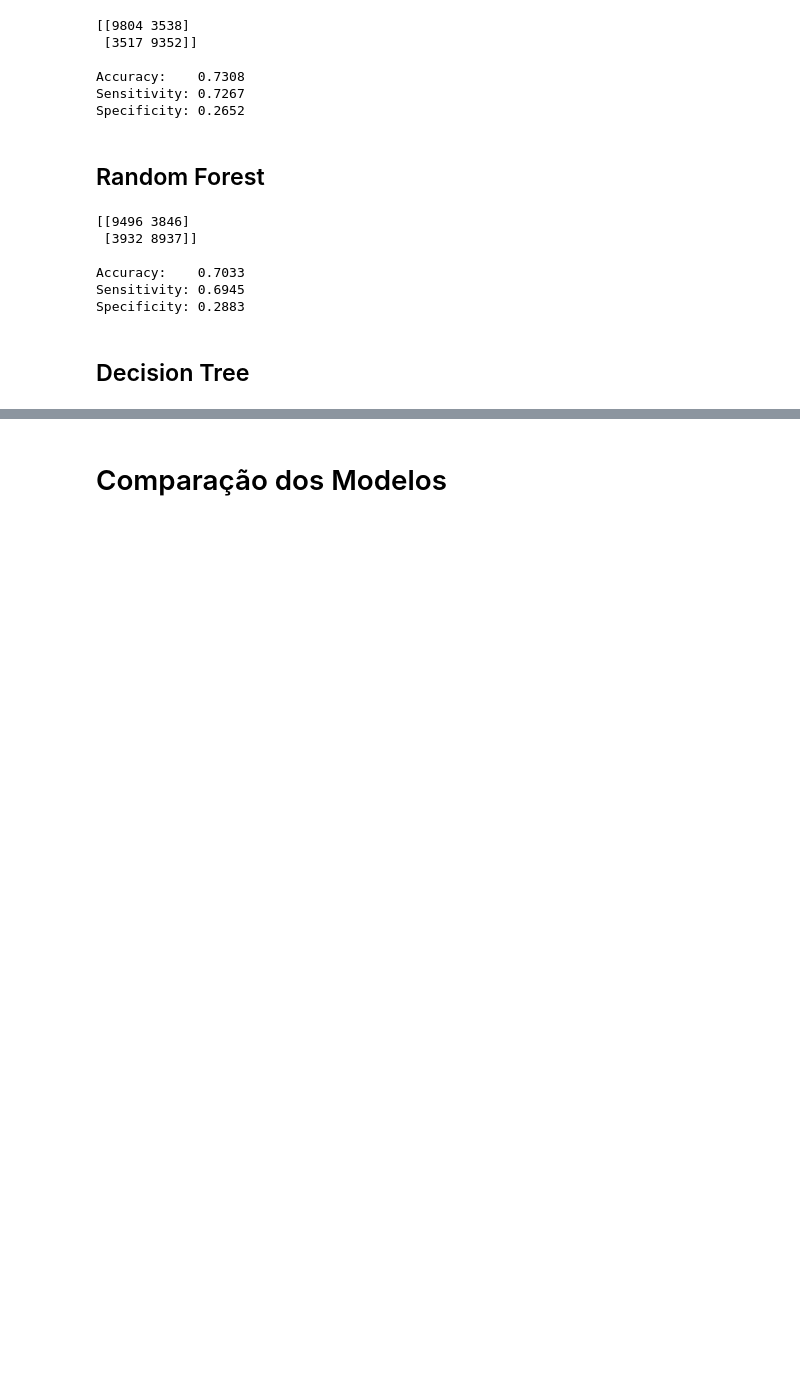
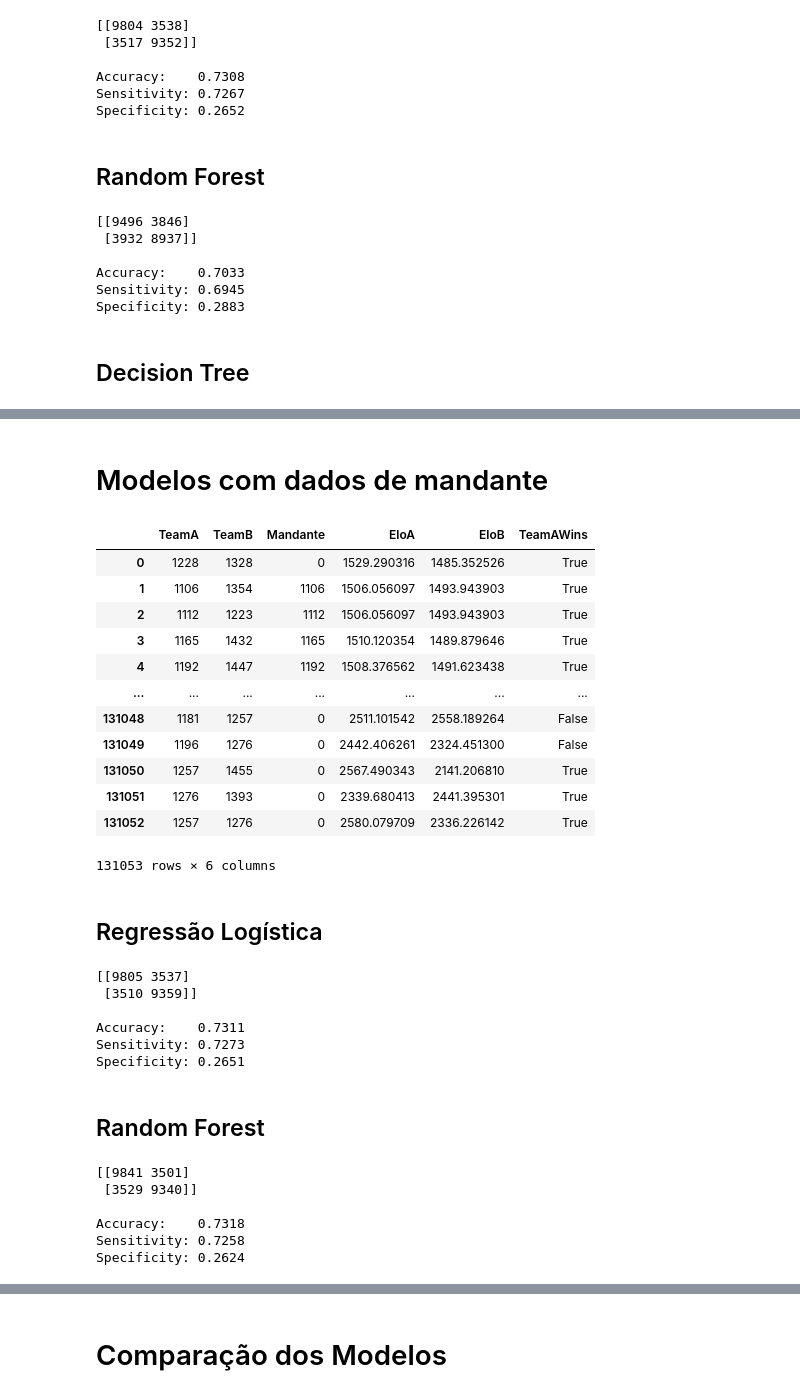
Before and after one commit to NicolasCho/projeto_ML, a Jupyter notebook: ML.ipynb, the cells around one changed output, grey strips where cells are left out. Cells and saved outputs as stored; diff of their text form; code cells hidden in the pictures; blank space fills up the shorter version.

```diff
--- a/ML.ipynb
+++ b/ML.ipynb
@@ -597,0 +598,20 @@ Specificity: 0.2868
+# %% [markdown]
+# Modelos com dados de mandante
+# %%
+df2 = df.drop(columns=["Season"])
+df2[['TeamA','TeamB',"Mandante"]] = df[['TeamA','TeamB',"Mandante"]].astype(str)
+df2
+# %% [output]
+|  | TeamA | TeamB | Mandante | EloA | EloB | TeamAWins |
+| 0 | 1228 | 1328 | 0 | 1529.290316 | 1485.352526 | True |
+| 1 | 1106 | 1354 | 1106 | 1506.056097 | 1493.943903 | True |
+| 2 | 1112 | 1223 | 1112 | 1506.056097 | 1493.943903 | True |
+| 3 | 1165 | 1432 | 1165 | 1510.120354 | 1489.879646 | True |
+| 4 | 1192 | 1447 | 1192 | 1508.376562 | 1491.623438 | True |
+| ... | ... | ... | ... | ... | ... | ... |
+| 131048 | 1181 | 1257 | 0 | 2511.101542 | 2558.189264 | False |
+| 131049 | 1196 | 1276 | 0 | 2442.406261 | 2324.451300 | False |
+| 131050 | 1257 | 1455 | 0 | 2567.490343 | 2141.206810 | True |
+| 131051 | 1276 | 1393 | 0 | 2339.680413 | 2441.395301 | True |
+| 131052 | 1257 | 1276 | 0 | 2580.079709 | 2336.226142 | True |
+131053 rows × 6 columns
@@ -597,0 +630,50 @@ Specificity: 0.2868
+# %% [markdown]
+## Regressão Logística
+# %%
+rlM = LogisticRegression()
+rlM.fit(X_trainM, y_trainM)
+y_pred_rlM = rlM.predict(X_testM)
+
+CM_RLM = confusion_matrix(y_testM, y_pred_rlM)
+print(CM_RLM, "\n")
+
+accuracy = (CM_RLM[0, 0] + CM_RLM[1, 1]) / CM_RLM.sum()
+print(f"Accuracy:    {accuracy:.4f}")
+
+sensitivity = CM_RLM[1, 1] / (CM_RLM[1, 0] + CM_RLM[1, 1])
+print(f"Sensitivity: {sensitivity:.4f}")
+
+specificity = CM_RLM[0, 1] / (CM_RLM[0, 0] + CM_RLM[0, 1])
+print(f"Specificity: {specificity:.4f}")
+# %% [output]
+[[9805 3537]
+ [3510 9359]]
+
+Accuracy:    0.7311
+Sensitivity: 0.7273
+Specificity: 0.2651
+# %% [markdown]
+## Random Forest
+# %%
+rfM = RandomForestClassifier(random_state = 42)
+rfM.fit(X_trainM, y_trainM)
+y_pred_rfM = rfM.predict(X_testM)
+
+CM_RFM = confusion_matrix(y_testM, y_pred_rfM)
+print(CM_RFM, "\n")
+
+accuracy = (CM_RFM[0, 0] + CM_RFM[1, 1]) / CM_RFM.sum()
+print(f"Accuracy:    {accuracy:.4f}")
+
+sensitivity = CM_RFM[1, 1] / (CM_RFM[1, 0] + CM_RFM[1, 1])
+print(f"Sensitivity: {sensitivity:.4f}")
+
+specificity = CM_RFM[0, 1] / (CM_RFM[0, 0] + CM_RFM[0, 1])
+print(f"Specificity: {specificity:.4f}")
+# %% [output]
+[[9841 3501]
+ [3529 9340]]
+
+Accuracy:    0.7318
+Sensitivity: 0.7258
+Specificity: 0.2624
```
Also changed, not shown: parts of 16 cells of this notebook.
